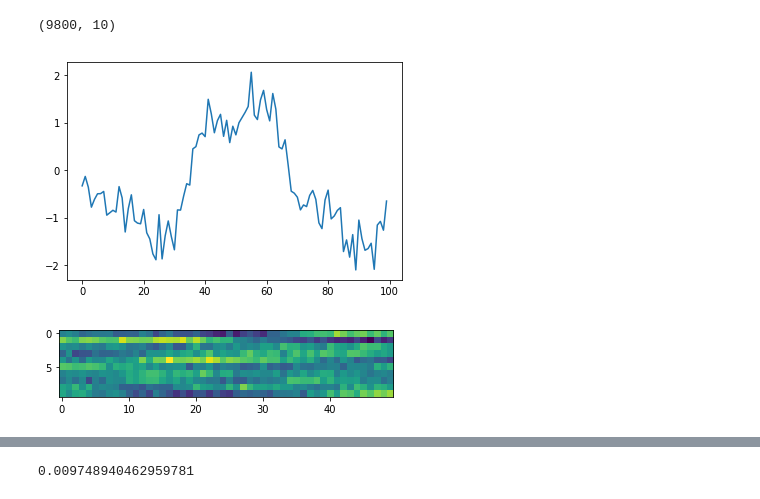
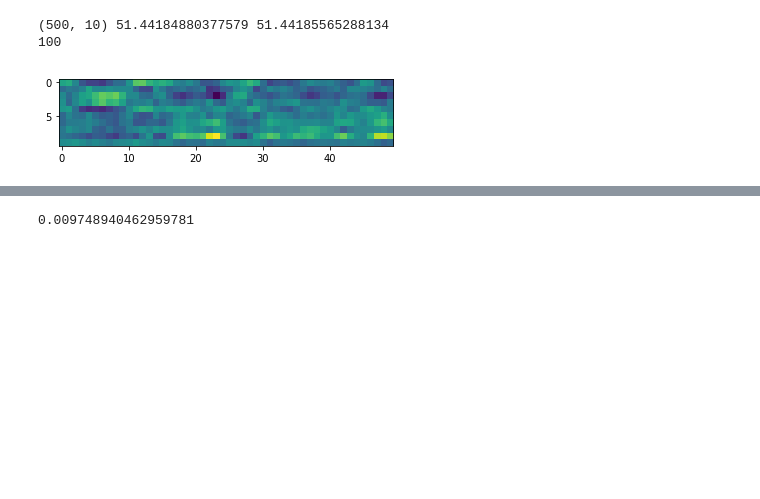
Before and after one commit to BouchardLab/DynamicalComponentsAnalysis, a Jupyter notebook: notebooks/ComplexityComponentsAnalysis.ipynb, the cells around one changed output, grey strips where cells are left out. Cells and saved outputs as stored; diff of their text form; code cells hidden in the pictures; blank space fills up the shorter version.

```diff
--- a/notebooks/ComplexityComponentsAnalysis.ipynb
+++ b/notebooks/ComplexityComponentsAnalysis.ipynb
@@ -16,47 +18,24 @@ warnings.simplefilter(action='ignore', category=FutureWarning)
 # %%
-#Make Kernel
-#K = synth_data.gen_gp_kernel("squared_exp", spatial_scale=0.5, temporal_scale=5.0)
+K = cca.synth_data.gen_gp_kernel("squared_exp", spatial_scale=5., temporal_scale=2.)
+d = 10
+N = 10
+T = 100
 T_pi = 5
+num_to_concat = 5
 
-#Generate data
-#T = 500
-#num_to_concat = 10
+noise_dim = 1e-10  #1e10
+noise_variance = 1
+noise_spectrum = noise_variance*np.exp(-np.arange(N)/(noise_dim/2))
+noise_V = scipy.stats.ortho_group.rvs(N)
+noise_cov = np.dot(noise_V, np.dot(np.diag(noise_spectrum), noise_V.T))
 
-N = 50
-T = 100 #5000
-integration_dt = 0.001
-data_dt = 0.01
-noise_cov = np.eye(N)*.1
-#X = synth_data.embed_lorenz_system(T, integration_dt, data_dt, N, noise_cov)
-X = synth_data.gen_chaotic_rnn(N, T, integration_dt, data_dt, noise_cov=noise_cov)
+X, E, full_pi, embedding_pi, noisy_cross_covs = cca.synth_data.embed_gp(T, N, d, K, noise_cov, T_pi, num_to_concat=num_to_concat)
 
-N = 10
-X = X[:, :N]
-X = X[100:-100]
-print(X.shape)
-
-plt.plot(X[:100, 0])
-plt.show()
-
-#Dimension of ambient space
-#N = 10
-
-#Dimension of ambient space GP embedding
-#d = 3
-
-#Noise covariance
-#noise_dim = 1e10
-#noise_variance = 1
-#noise_spectrum = noise_variance*np.exp(-np.arange(N)/(noise_dim/2))
-#noise_V = scipy.stats.ortho_group.rvs(N)
-#noise_cov = np.dot(noise_V, np.dot(np.diag(noise_spectrum), noise_V.T))
-
-#Generate data
-#X, E, full_pi, embedding_pi = synth_data.embed_gp(T, N, d, K, noise_cov, T_pi, num_to_concat=num_to_concat)
-
+print(X.shape, full_pi, embedding_pi)
+print(N*T_pi*2)
 plt.imshow(X[:5*X.shape[1], :].T)
 plt.show()
 # %% [output]
-(9800, 10)
+(500, 10) 51.44184880377579 51.44185565288134
+100
-[figure, old version]
+[figure, new version]
-[figure, removed]
```
Also changed, not shown: parts of 12 cells of this notebook, 13 other files.
